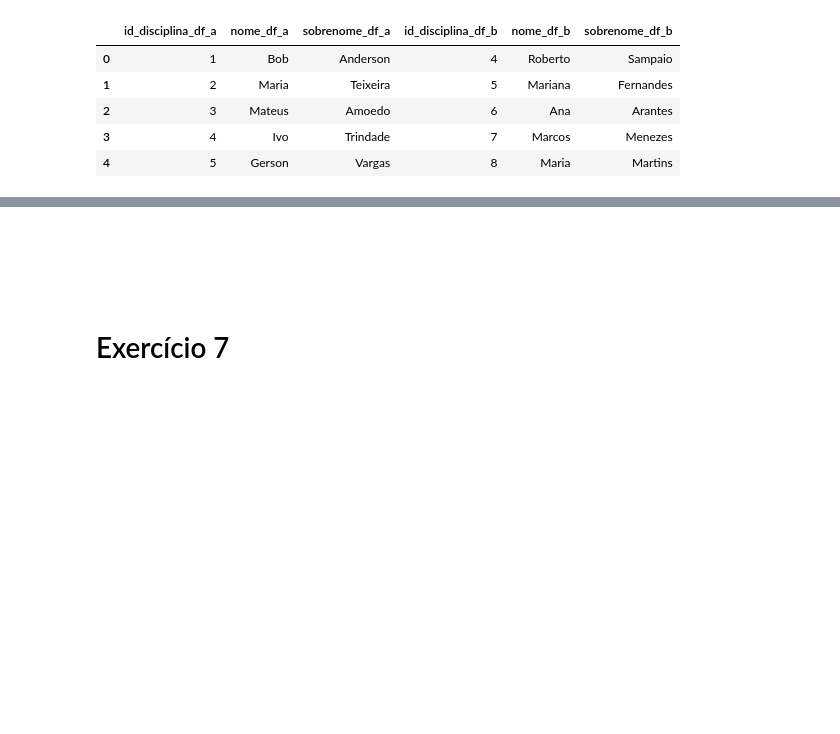
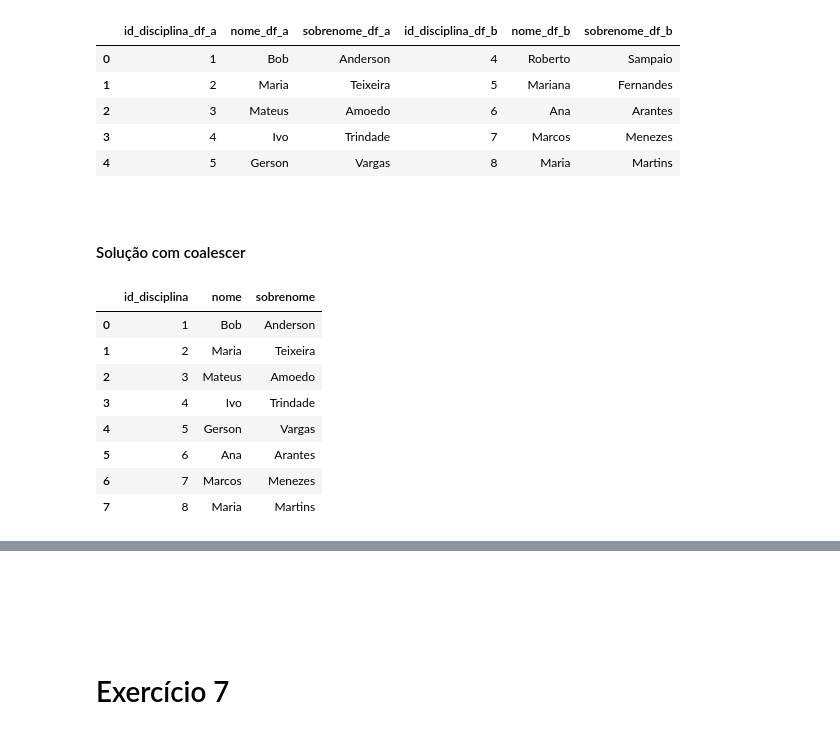
Before and after one commit to EduardoBran/Python_-_Eng_de_Atributos_-_E-Commerce_Data, a Jupyter notebook: Lista_de_Exercicios.ipynb, the cells around one changed output, grey strips where cells are left out. Cells and saved outputs as stored; diff of their text form; code cells hidden in the pictures; blank space fills up the shorter version.

```diff
--- a/Lista_de_Exercicios.ipynb
+++ b/Lista_de_Exercicios.ipynb
@@ -262,3 +262,28 @@ merge_outer_join_sem_na
 | 2 | 3 | Mateus | Amoedo | 6 | Ana | Arantes |
 | 3 | 4 | Ivo | Trindade | 7 | Marcos | Menezes |
 | 4 | 5 | Gerson | Vargas | 8 | Maria | Martins |
+# %% [markdown]
+#### <br>Solução com coalescer
+# %%
+# Realizar o outer join entre df_a e df_b usando merge do pandas
+merge_outer_join_sem_na = pd.merge(df_a, df_b, on='id_disciplina', how='outer')
+
+# Coalescer as colunas de nome e sobrenome
+merge_outer_join_sem_na['nome'] = merge_outer_join_sem_na['nome_x'].combine_first(merge_outer_join_sem_na['nome_y'])
+merge_outer_join_sem_na['sobrenome'] = merge_outer_join_sem_na['sobrenome_x'].combine_first(merge_outer_join_sem_na['sobrenome_y'])
+
+# Selecionar apenas as colunas desejadas
+merge_outer_join_sem_na = merge_outer_join_sem_na[['id_disciplina', 'nome', 'sobrenome']]
+
+# Exibir o resultado
+merge_outer_join_sem_na
+# %% [output]
+|  | id_disciplina | nome | sobrenome |
+| 0 | 1 | Bob | Anderson |
+| 1 | 2 | Maria | Teixeira |
+| 2 | 3 | Mateus | Amoedo |
+| 3 | 4 | Ivo | Trindade |
+| 4 | 5 | Gerson | Vargas |
+| 5 | 6 | Ana | Arantes |
+| 6 | 7 | Marcos | Menezes |
+| 7 | 8 | Maria | Martins |
```
Also changed, not shown: parts of 18 cells of this notebook, 1 other file.
